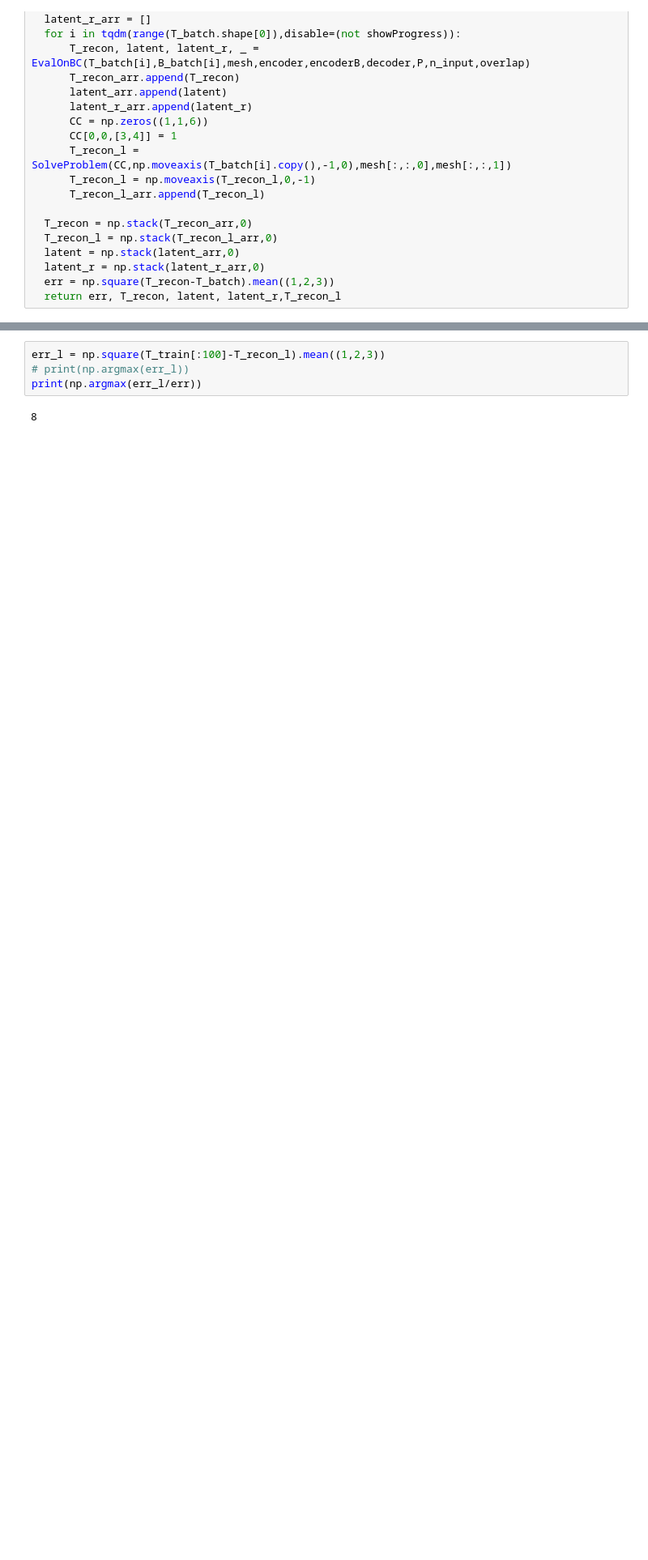
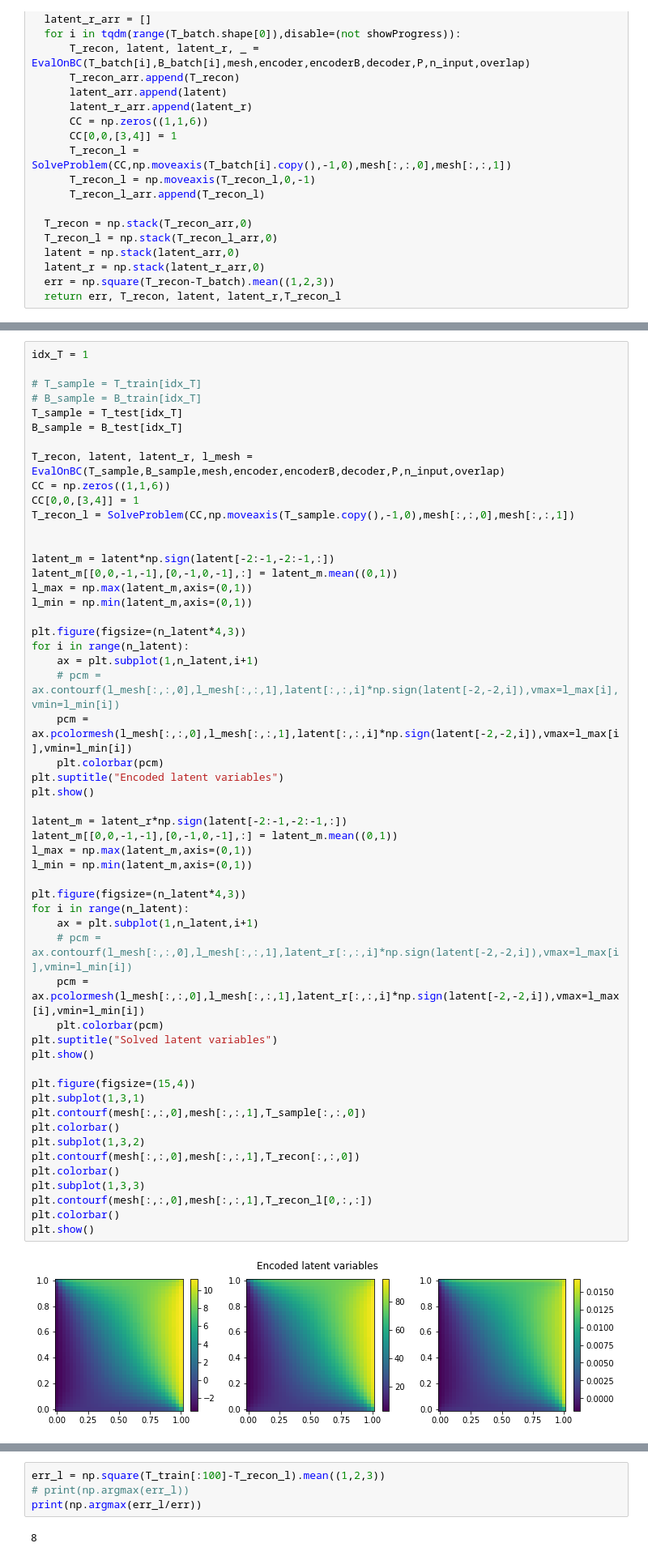
Before and after one commit to jh6220/SINNs-for-boundary-observtion-problems, a Jupyter notebook: NeuraLinearModelNonUniformGrid.ipynb, the cells around one changed output, grey strips where cells are left out. Shown at 81% size. Cells and saved outputs as stored; diff of their text form; blank space fills up the shorter version.

```diff
--- a/NeuraLinearModelNonUniformGrid.ipynb
+++ b/NeuraLinearModelNonUniformGrid.ipynb
@@ -1350,0 +1062,55 @@ plt.show()
+# %%
+idx_T = 1
+
+# T_sample = T_train[idx_T]
+# B_sample = B_train[idx_T]
+T_sample = T_test[idx_T]
+B_sample = B_test[idx_T]
+
+T_recon, latent, latent_r, l_mesh = EvalOnBC(T_sample,B_sample,mesh,encoder,encoderB,decoder,P,n_input,overlap)
+CC = np.zeros((1,1,6))
+CC[0,0,[3,4]] = 1
+T_recon_l = SolveProblem(CC,np.moveaxis(T_sample.copy(),-1,0),mesh[:,:,0],mesh[:,:,1])
+
+
+latent_m = latent*np.sign(latent[-2:-1,-2:-1,:])
+latent_m[[0,0,-1,-1],[0,-1,0,-1],:] = latent_m.mean((0,1))
+l_max = np.max(latent_m,axis=(0,1))
+l_min = np.min(latent_m,axis=(0,1))
+
+plt.figure(figsize=(n_latent*4,3))
+for i in range(n_latent):
+    ax = plt.subplot(1,n_latent,i+1)
+    # pcm = ax.contourf(l_mesh[:,:,0],l_mesh[:,:,1],latent[:,:,i]*np.sign(latent[-2,-2,i]),vmax=l_max[i],vmin=l_min[i])
+    pcm = ax.pcolormesh(l_mesh[:,:,0],l_mesh[:,:,1],latent[:,:,i]*np.sign(latent[-2,-2,i]),vmax=l_max[i],vmin=l_min[i])
+    plt.colorbar(pcm)
+plt.suptitle("Encoded latent variables")
+plt.show()
+
+latent_m = latent_r*np.sign(latent[-2:-1,-2:-1,:])
+latent_m[[0,0,-1,-1],[0,-1,0,-1],:] = latent_m.mean((0,1))
+l_max = np.max(latent_m,axis=(0,1))
+l_min = np.min(latent_m,axis=(0,1))
+
+plt.figure(figsize=(n_latent*4,3))
+for i in range(n_latent):
+    ax = plt.subplot(1,n_latent,i+1)
+    # pcm = ax.contourf(l_mesh[:,:,0],l_mesh[:,:,1],latent_r[:,:,i]*np.sign(latent[-2,-2,i]),vmax=l_max[i],vmin=l_min[i])
+    pcm = ax.pcolormesh(l_mesh[:,:,0],l_mesh[:,:,1],latent_r[:,:,i]*np.sign(latent[-2,-2,i]),vmax=l_max[i],vmin=l_min[i])
+    plt.colorbar(pcm)
+plt.suptitle("Solved latent variables")
+plt.show()
+
+plt.figure(figsize=(15,4))
+plt.subplot(1,3,1)
+plt.contourf(mesh[:,:,0],mesh[:,:,1],T_sample[:,:,0])
+plt.colorbar()
+plt.subplot(1,3,2)
+plt.contourf(mesh[:,:,0],mesh[:,:,1],T_recon[:,:,0])
+plt.colorbar()
+plt.subplot(1,3,3)
+plt.contourf(mesh[:,:,0],mesh[:,:,1],T_recon_l[0,:,:])
+plt.colorbar()
+plt.show()
+# %% [output]
+[figure, added]
```
Also changed, not shown: parts of 10 cells of this notebook.
